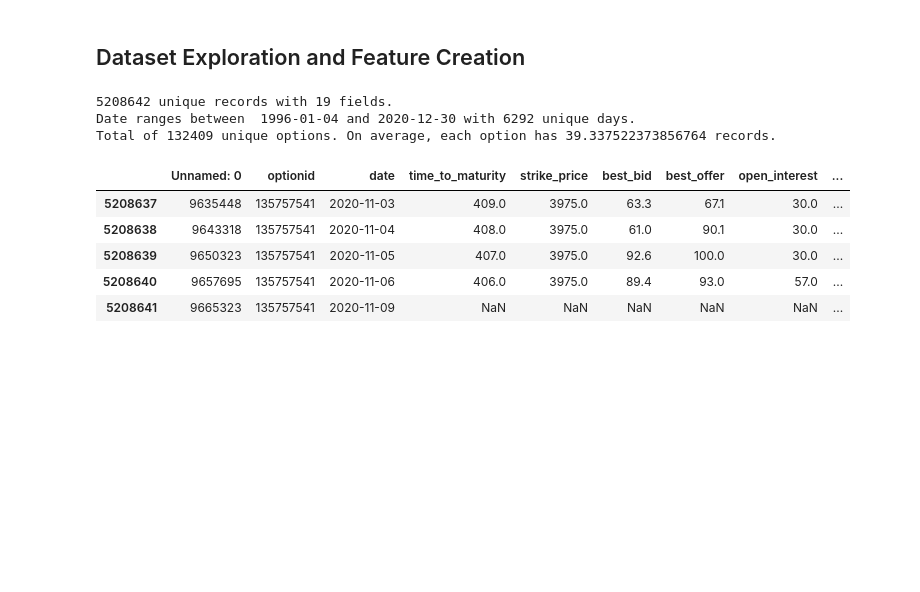
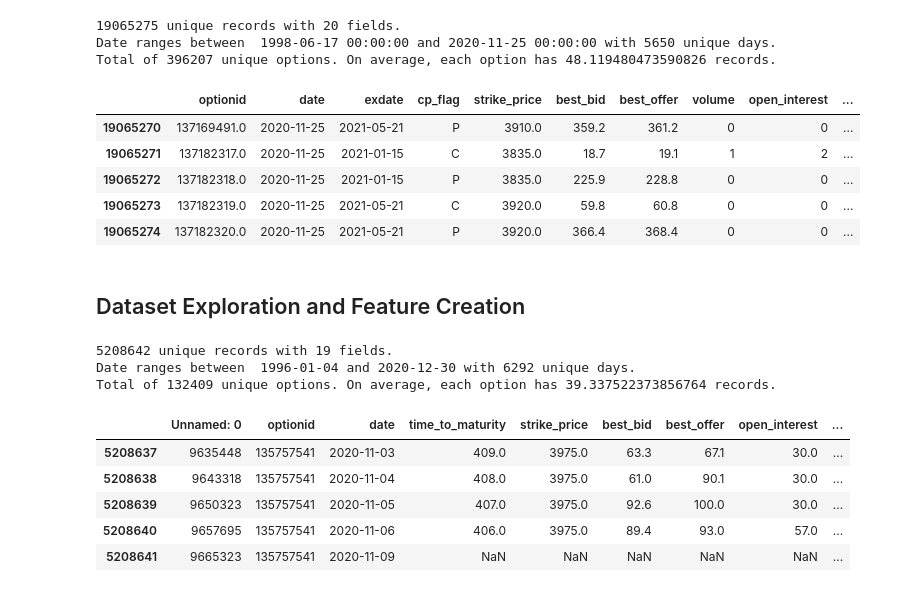
Before and after one commit to hefzhjohn/DL_project, a Jupyter notebook: Analysis.ipynb, the cells around one changed output. Saved outputs shown, nothing was run; the diff lists cells and outputs as text; code cells hidden in the pictures; blank space fills up the shorter version.

```diff
--- a/Analysis.ipynb
+++ b/Analysis.ipynb
@@ -9,0 +12,4 @@ from util import data_process_records
+# %%
+raw_data = pd.read_csv("data/raw_data.csv")
+# %%
+data = process_raw_data(raw_data)
@@ -9,0 +34,16 @@ from util import data_process_records
+# %%
+data.head()
+print(data.shape[0], "unique records with", data.shape[1], "fields.")
+print("Date ranges between ", data.date.min(), "and", data.date.max(), "with", len(data.date.unique()), "unique days.")
+print("Total of", len(data.optionid.unique()), "unique options. On average, each option has", data.groupby("optionid").size().mean(), "records.")
+data.tail()
+# %% [output]
+19065275 unique records with 20 fields.
+Date ranges between  1998-06-17 00:00:00 and 2020-11-25 00:00:00 with 5650 unique days.
+Total of 396207 unique options. On average, each option has 48.119480473590826 records.
+|  | optionid | date | exdate | cp_flag | strike_price | best_bid | best_offer | volume | open_interest | ... |
+| 19065270 | 137169491.0 | 2020-11-25 | 2021-05-21 | P | 3910.0 | 359.2 | 361.2 | 0 | 0 | ... |
+| 19065271 | 137182317.0 | 2020-11-25 | 2021-01-15 | C | 3835.0 | 18.7 | 19.1 | 1 | 2 | ... |
+| 19065272 | 137182318.0 | 2020-11-25 | 2021-01-15 | P | 3835.0 | 225.9 | 228.8 | 0 | 0 | ... |
+| 19065273 | 137182319.0 | 2020-11-25 | 2021-05-21 | C | 3920.0 | 59.8 | 60.8 | 0 | 0 | ... |
+| 19065274 | 137182320.0 | 2020-11-25 | 2021-05-21 | P | 3920.0 | 366.4 | 368.4 | 0 | 0 | ... |
```
Also changed, not shown: parts of 5 cells of this notebook, 4 other files.
